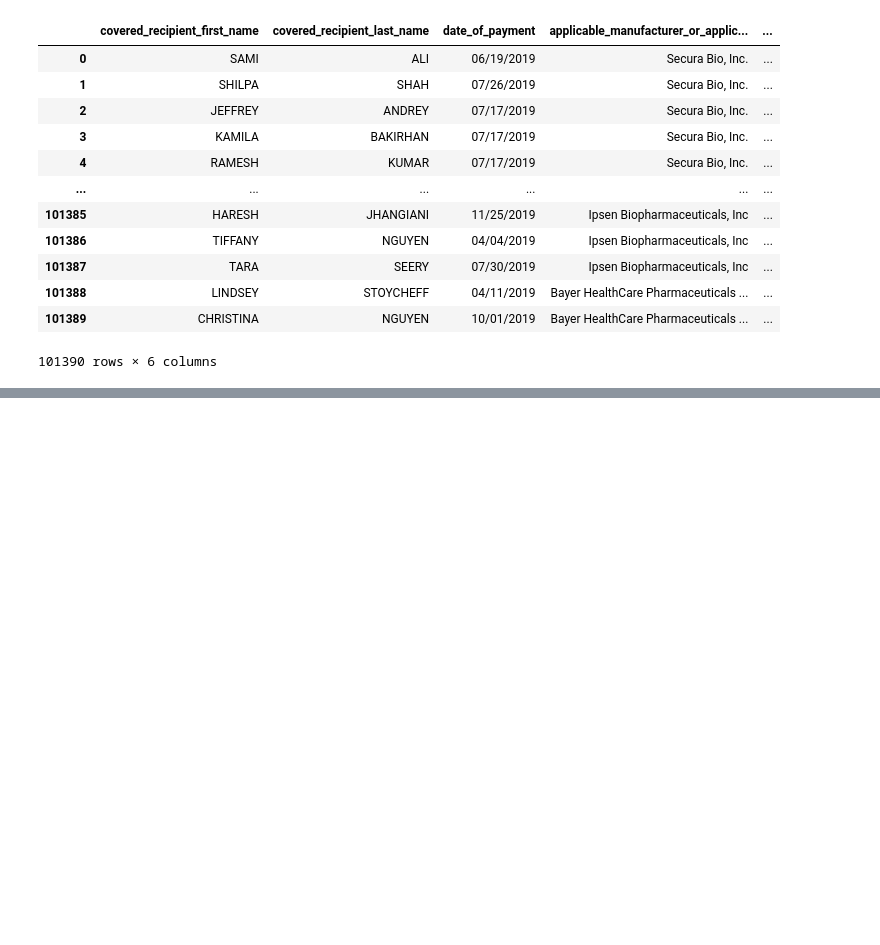
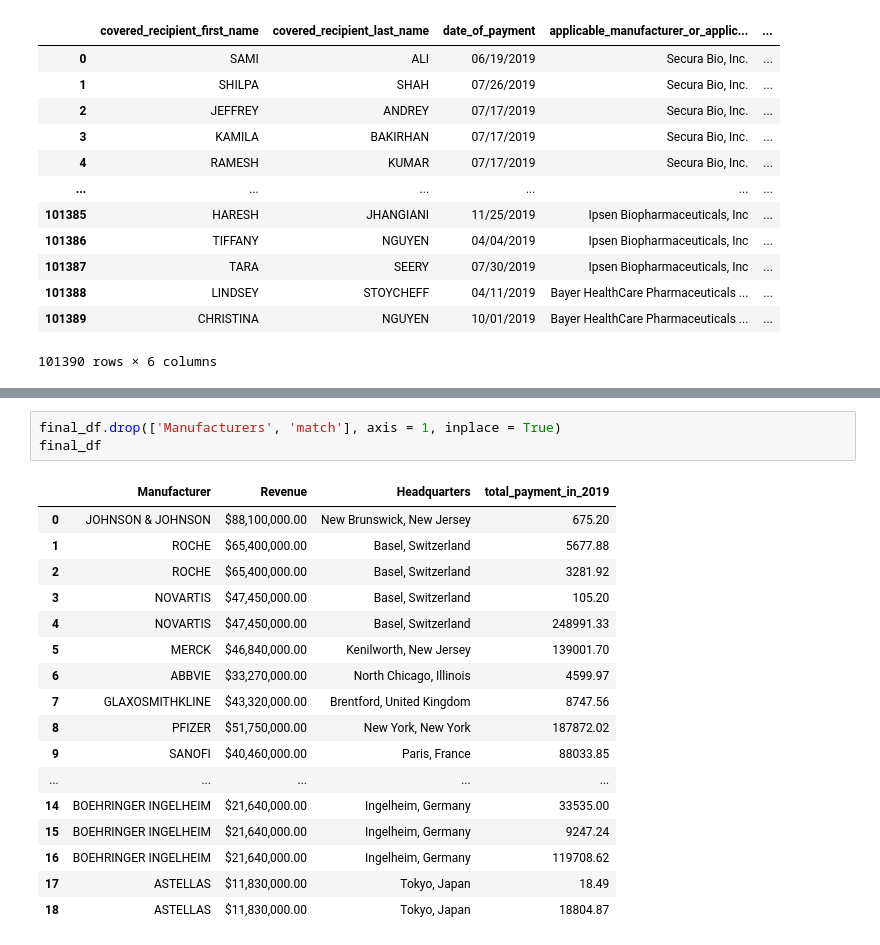
Before and after one commit to scbigler/Project-2, a Jupyter notebook: main.ipynb, the cells around one changed output, grey strips where cells are left out. Cells and saved outputs as stored; diff of their text form; blank space fills up the shorter version.

```diff
--- a/main.ipynb
+++ b/main.ipynb
@@ -84,0 +92,21 @@ Name: total_amount_of_payment_usdollars, Length: 123, dtype: float64
+# %%
+final_df.drop(['Manufacturers', 'match'], axis = 1, inplace = True)
+final_df
+# %% [output]
+|  | Manufacturer | Revenue | Headquarters | total_payment_in_2019 |
+| 0 | JOHNSON & JOHNSON | $88,100,000.00 | New Brunswick, New Jersey | 675.20 |
+| 1 | ROCHE | $65,400,000.00 | Basel, Switzerland | 5677.88 |
+| 2 | ROCHE | $65,400,000.00 | Basel, Switzerland | 3281.92 |
+| 3 | NOVARTIS | $47,450,000.00 | Basel, Switzerland | 105.20 |
+| 4 | NOVARTIS | $47,450,000.00 | Basel, Switzerland | 248991.33 |
+| 5 | MERCK | $46,840,000.00 | Kenilworth, New Jersey | 139001.70 |
+| 6 | ABBVIE | $33,270,000.00 | North Chicago, Illinois | 4599.97 |
+| 7 | GLAXOSMITHKLINE | $43,320,000.00 | Brentford, United Kingdom | 8747.56 |
+| 8 | PFIZER | $51,750,000.00 | New York, New York | 187872.02 |
+| 9 | SANOFI | $40,460,000.00 | Paris, France | 88033.85 |
+| ... | ... | ... | ... | ... |
+| 14 | BOEHRINGER INGELHEIM | $21,640,000.00 | Ingelheim, Germany | 33535.00 |
+| 15 | BOEHRINGER INGELHEIM | $21,640,000.00 | Ingelheim, Germany | 9247.24 |
+| 16 | BOEHRINGER INGELHEIM | $21,640,000.00 | Ingelheim, Germany | 119708.62 |
+| 17 | ASTELLAS | $11,830,000.00 | Tokyo, Japan | 18.49 |
+| 18 | ASTELLAS | $11,830,000.00 | Tokyo, Japan | 18804.87 |
```
Also changed, not shown: parts of 6 cells of this notebook.
